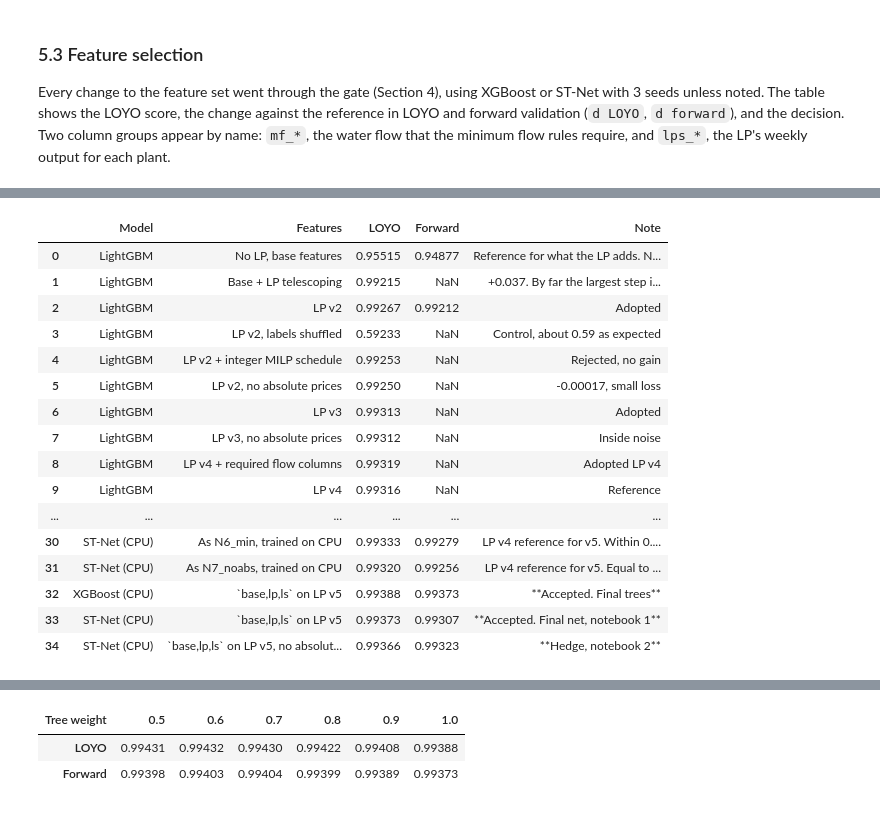
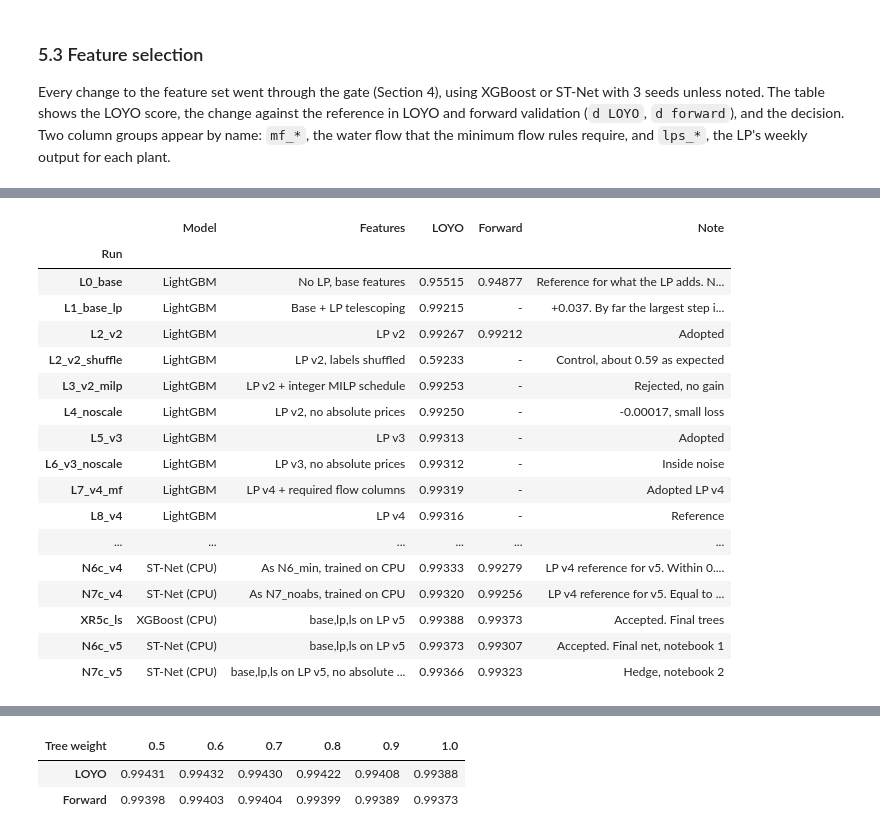
Before and after one commit to MartinNordli/Unit-Commitment-Problem, a Jupyter notebook: submission/Report.ipynb, the cells around one changed output, grey strips where cells are left out. Cells and saved outputs as stored; diff of their text form; code cells hidden in the pictures.

```diff
--- a/submission/Report.ipynb
+++ b/submission/Report.ipynb
@@ -190,11 +222,24 @@ Fixed order among identical units, share of hours where the first is on whenever
 
 Based on my findings from 3.1, two things should hold: units should run when the price is above the water value, and the share of units running should follow the market. The figures below test both.
 # %%
-ri = {r: k for k, r in enumerate(RES)}; wk = np.arange(0, len(P), 7); dates = starts[wk]; wv = c["wv_end"]
+ri = {r: k for k, r in enumerate(RES)}
+wk = np.arange(0, len(P), 7)
+dates = starts[wk]
+wv = c["wv_end"]
 fig, ax = plt.subplots(2, 1, figsize=(10, 5), sharex=True, gridspec_kw=dict(hspace=.25))
-ax[0].plot(dates, P.mean(1)[wk], color=BLUE, label="Weekly mean price"); ax[0].plot(dates, wv.mean(1)[wk], color=ORANGE, label="Mean water value at end of week")
-ax[0].axvspan(starts[N_TR], starts[-1], color=GRID, alpha=.6, lw=0); ax[0].text(starts[N_TR + 15], ax[0].get_ylim()[1] * .88, "Test years", fontsize=8, color=MUTED); ax[0].set_ylabel("EUR/MWh"); ax[0].set_title("Water values follow the market, and the years differ sharply"); ax[0].legend(loc="upper left")
-ax[1].plot(starts[:N_TR][wk[wk < N_TR]], Y[wk[wk < N_TR]].mean((1, 2)), color=AQUA); ax[1].axvspan(starts[N_TR], starts[-1], color=GRID, alpha=.6, lw=0); ax[1].set_ylabel("Share of unit-hours on"); ax[1].set_title("SHOP's on-share by week (labels hidden in test years)"); ax[1].set_ylim(0, 1); plt.show()
+ax[0].plot(dates, P.mean(1)[wk], color=BLUE, label="Weekly mean price")
+ax[0].plot(dates, wv.mean(1)[wk], color=ORANGE, label="Mean water value at end of week")
+ax[0].axvspan(starts[N_TR], starts[-1], color=GRID, alpha=.6, lw=0)
+ax[0].text(starts[N_TR + 15], ax[0].get_ylim()[1] * .88, "Test years", fontsize=8, color=MUTED)
+ax[0].set_ylabel("EUR/MWh")
+ax[0].set_title("Water values follow the market, and the years differ sharply")
+ax[0].legend(loc="upper left")
+ax[1].plot(starts[:N_TR][wk[wk < N_TR]], Y[wk[wk < N_TR]].mean((1, 2)), color=AQUA)
+ax[1].axvspan(starts[N_TR], starts[-1], color=GRID, alpha=.6, lw=0)
+ax[1].set_ylabel("Share of unit-hours on")
+ax[1].set_title("SHOP's on-share by week (labels hidden in test years)")
+ax[1].set_ylim(0, 1)
+plt.show()
 # %% [output]
 [figure]
 # %%
@@ -497,55 +594,58 @@ With the LP features in place, I tested the same model types again. The numbers
 # %%
 DESC = [("L0_base", "L0_base_fwd", "LightGBM", "No LP, base features", "Reference for what the LP adds. New code, 29 features, 1 seed, so not identical to E000"),
     ("L1_base_lp", None, "LightGBM", "Base + LP telescoping", "+0.037. By far the largest step in the project"),
     ("L2_v2", "L2_v2_fwd", "LightGBM", "LP v2", "Adopted"),
     ("L2_v2_shuffle", None, "LightGBM", "LP v2, labels shuffled", "Control, about 0.59 as expected"),
     ("L3_v2_milp", None, "LightGBM", "LP v2 + integer MILP schedule", "Rejected, no gain"),
     ("L4_noscale", None, "LightGBM", "LP v2, no absolute prices", "-0.00017, small loss"),
     ("L5_v3", None, "LightGBM", "LP v3", "Adopted"),
     ("L6_v3_noscale", None, "LightGBM", "LP v3, no absolute prices", "Inside noise"),
     ("L7_v4_mf", None, "LightGBM", "LP v4 + required flow columns", "Adopted LP v4"),
     ("L8_v4", None, "LightGBM", "LP v4", "Reference"),
-    ("L9_v4_mf_s3", "L10f", "LightGBM", "LP v4 + `mf_*`, 3 seeds", "Blend member in B2"),
+    ("L9_v4_mf_s3", "L10f", "LightGBM", "LP v4 + mf_*, 3 seeds", "Blend member in B2"),
     ("X1_v4_mf", "X1f_fwd", "XGBoost", "Same features", "Blend member in B2. Fast on GPU, so became the main tree"),
     ("C1_v4_mf", "C2f", "CatBoost", "Same features", "Blend member in B2. Weak forward, dropped later"),
     ("N1_stnet_lp", None, "ST-Net", "LP v2, 1 seed", "First LP net"),
     ("N2_stnet_v3", None, "ST-Net", "LP v3, 2 seeds", "Improves with the LP"),
     ("N3_v4_mf", "N3f3_e24", "ST-Net", "LP v4, no absolute prices, e24", "Blend member in B2"),
     ("N4_v4_scale", "N4f_e24_scale", "ST-Net", "With absolute prices, e24", "Blend member in B2. Forward +0.0007"),
     ("N8_e12", "N8f_e12", "ST-Net", "No absolute prices, e12", "Rejected. 12 epochs worse in LOYO"),
     ("N9_e12_scale", "N9f_e12_scale", "ST-Net", "With absolute prices, e12", "Rejected, R20: e24 wins on same seeds"),
     (None, "N10f_e8", "ST-Net", "e8", "Rejected, too few epochs"),
     (None, "N11f_e16", "ST-Net", "e16", "Equal to e24 without prices. Not pursued"),
     (None, "N12f_d96", "ST-Net", "d=96 instead of 64", "Rejected, R15, 1/4 years"),
-    ("N5_ls", "N5f_ls", "ST-Net", "Keep all + `ls_*`", "Gate fail, R19"),
-    ("N6_min", "N6f_min", "ST-Net", "`base,lp,ls`", "Accepted. Final net on LP v4"),
-    ("N7_noabs", "N7f_noabs", "ST-Net", "`base,lp,ls`, no absolute prices", "Hedge on LP v4"),
+    ("N5_ls", "N5f_ls", "ST-Net", "Keep all + ls_*", "Gate fail, R19"),
+    ("N6_min", "N6f_min", "ST-Net", "base,lp,ls", "Accepted. Final net on LP v4"),
+    ("N7_noabs", "N7f_noabs", "ST-Net", "base,lp,ls, no absolute prices", "Hedge on LP v4"),
     (None, "P1f_pseudo", "XGBoost", "Pseudo-labels from validation year", "Rejected, no gain over the same XGBoost without them (0.99297)"),
     ("XR_ref", "XR_ref_f", "XGBoost", "Clean reference, 72 columns, 5 seeds", "Gate reference, seed noise measured here"),
     ("XR_r800", "XR_r800_f", "XGBoost", "eta 0.04, 800 rounds", "Rejected, R13, inside noise"),
-    ("XR_ls", "XR_ls_f", "XGBoost", "`base,lp,ls`, no absolute prices", "Accepted. Final trees on LP v4"),
+    ("XR_ls", "XR_ls_f", "XGBoost", "base,lp,ls, no absolute prices", "Accepted. Final trees on LP v4"),
     ("XRc_ls", "XRc_ls_f", "XGBoost (CPU)", "As XR_ls, trained on CPU", "LP v4 reference for v5. Within 0.00002 of XR_ls"),
     ("N6c_v4", "N6fc_v4", "ST-Net (CPU)", "As N6_min, trained on CPU", "LP v4 reference for v5. Within 0.00001 of N6_min"),
     ("N7c_v4", "N7fc_v4", "ST-Net (CPU)", "As N7_noabs, trained on CPU", "LP v4 reference for v5. Equal to N7_noabs"),
-    ("XR5c_ls", "XR5c_ls_f", "XGBoost (CPU)", "`base,lp,ls` on LP v5", "**Accepted. Final trees**"),
-    ("N6c_v5", "N6fc_v5", "ST-Net (CPU)", "`base,lp,ls` on LP v5", "**Accepted. Final net, notebook 1**"),
-    ("N7c_v5", "N7fc_v5", "ST-Net (CPU)", "`base,lp,ls` on LP v5, no absolute prices", "**Hedge, notebook 2**")]
-tab = pd.DataFrame([dict(Model=m, Features=f, LOYO=rows[a]["oof_auc"] if a else np.nan, Forward=rows[b]["oof_auc"] if b else np.nan, Note=n) for a, b, m, f, n in DESC]).round(5); display(tab)
+    ("XR5c_ls", "XR5c_ls_f", "XGBoost (CPU)", "base,lp,ls on LP v5", "Accepted. Final trees"),
+    ("N6c_v5", "N6fc_v5", "ST-Net (CPU)", "base,lp,ls on LP v5", "Accepted. Final net, notebook 1"),
+    ("N7c_v5", "N7fc_v5", "ST-Net (CPU)", "base,lp,ls on LP v5, no absolute prices", "Hedge, notebook 2")]
+num = lambda n: f"{rows[n]['oof_auc']:.5f}" if n else "-"  # "-": not run in that validation scheme
+tab = pd.DataFrame([dict(Run=a or b, Model=m, Features=f, LOYO=num(a), Forward=num(b), Note=n) for a, b, m, f, n in DESC]).set_index("Run")
+display(tab)
 # %% [output]
 |  | Model | Features | LOYO | Forward | Note |
-| 0 | LightGBM | No LP, base features | 0.95515 | 0.94877 | Reference for what the LP adds. N... |
-| 1 | LightGBM | Base + LP telescoping | 0.99215 | NaN | +0.037. By far the largest step i... |
-| 2 | LightGBM | LP v2 | 0.99267 | 0.99212 | Adopted |
-| 3 | LightGBM | LP v2, labels shuffled | 0.59233 | NaN | Control, about 0.59 as expected |
-| 4 | LightGBM | LP v2 + integer MILP schedule | 0.99253 | NaN | Rejected, no gain |
-| 5 | LightGBM | LP v2, no absolute prices | 0.99250 | NaN | -0.00017, small loss |
-| 6 | LightGBM | LP v3 | 0.99313 | NaN | Adopted |
-| 7 | LightGBM | LP v3, no absolute prices | 0.99312 | NaN | Inside noise |
-| 8 | LightGBM | LP v4 + required flow columns | 0.99319 | NaN | Adopted LP v4 |
-| 9 | LightGBM | LP v4 | 0.99316 | NaN | Reference |
+| Run |  |  |  |  |  |
+| L0_base | LightGBM | No LP, base features | 0.95515 | 0.94877 | Reference for what the LP adds. N... |
+| L1_base_lp | LightGBM | Base + LP telescoping | 0.99215 | - | +0.037. By far the largest step i... |
+| L2_v2 | LightGBM | LP v2 | 0.99267 | 0.99212 | Adopted |
+| L2_v2_shuffle | LightGBM | LP v2, labels shuffled | 0.59233 | - | Control, about 0.59 as expected |
+| L3_v2_milp | LightGBM | LP v2 + integer MILP schedule | 0.99253 | - | Rejected, no gain |
+| L4_noscale | LightGBM | LP v2, no absolute prices | 0.99250 | - | -0.00017, small loss |
+| L5_v3 | LightGBM | LP v3 | 0.99313 | - | Adopted |
+| L6_v3_noscale | LightGBM | LP v3, no absolute prices | 0.99312 | - | Inside noise |
+| L7_v4_mf | LightGBM | LP v4 + required flow columns | 0.99319 | - | Adopted LP v4 |
+| L8_v4 | LightGBM | LP v4 | 0.99316 | - | Reference |
 | ... | ... | ... | ... | ... | ... |
-| 30 | ST-Net (CPU) | As N6_min, trained on CPU | 0.99333 | 0.99279 | LP v4 reference for v5. Within 0.... |
-| 31 | ST-Net (CPU) | As N7_noabs, trained on CPU | 0.99320 | 0.99256 | LP v4 reference for v5. Equal to ... |
-| 32 | XGBoost (CPU) | `base,lp,ls` on LP v5 | 0.99388 | 0.99373 | **Accepted. Final trees** |
-| 33 | ST-Net (CPU) | `base,lp,ls` on LP v5 | 0.99373 | 0.99307 | **Accepted. Final net, notebook 1** |
-| 34 | ST-Net (CPU) | `base,lp,ls` on LP v5, no absolut... | 0.99366 | 0.99323 | **Hedge, notebook 2** |
+| N6c_v4 | ST-Net (CPU) | As N6_min, trained on CPU | 0.99333 | 0.99279 | LP v4 reference for v5. Within 0.... |
+| N7c_v4 | ST-Net (CPU) | As N7_noabs, trained on CPU | 0.99320 | 0.99256 | LP v4 reference for v5. Equal to ... |
+| XR5c_ls | XGBoost (CPU) | base,lp,ls on LP v5 | 0.99388 | 0.99373 | Accepted. Final trees |
+| N6c_v5 | ST-Net (CPU) | base,lp,ls on LP v5 | 0.99373 | 0.99307 | Accepted. Final net, notebook 1 |
+| N7c_v5 | ST-Net (CPU) | base,lp,ls on LP v5, no absolute ... | 0.99366 | 0.99323 | Hedge, notebook 2 |
```
Also changed, not shown: parts of 38 cells of this notebook, 3 other files.
